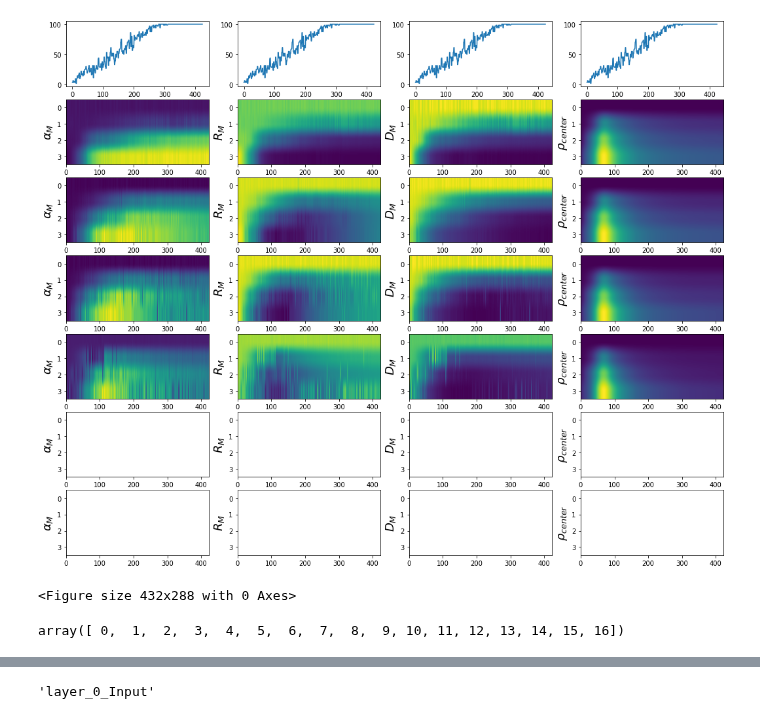
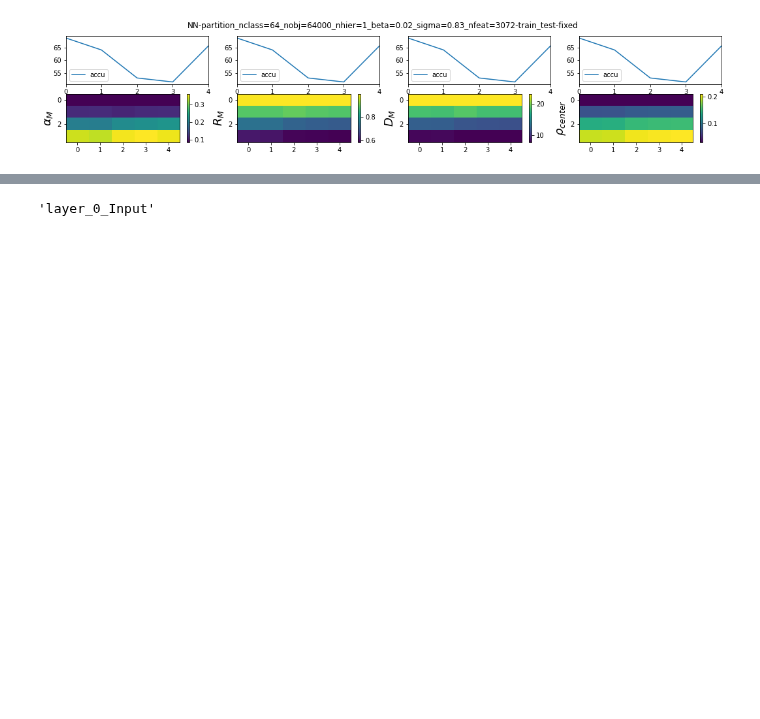
Before and after one commit to eghbalhosseini/neural_manifolds, a Jupyter notebook: manifold_during_training.ipynb, the cells around one changed output, grey strips where cells are left out. Saved outputs shown, nothing was run; the diff lists cells and outputs as text; code cells hidden in the pictures; blank space fills up the shorter version.

```diff
--- a/manifold_during_training.ipynb
+++ b/manifold_during_training.ipynb
@@ -49,3 +10,0 @@ temp=[[x['mftma'][0]['capacities'] for x in mftma_res[y]] for y in mftma_res.key
-# %%
-cap=np.stack([[x[int(k)] for k in y ] for x in temp]).squeeze()
-cap.shape
@@ -54,5 +10,0 @@ cap.shape
-# %%
-h0=cm.get_cmap('viridis_r',len(np.unique(epochs)))
-h0_c=np.flipud(h0(np.arange(len(np.unique(epochs)))/len(np.unique(epochs))))
-h1=cm.get_cmap('plasma_r',len(np.unique(epochs)))
-h1_c=np.flipud(h1(np.arange(len(np.unique(epochs)))/len(np.unique(epochs))))
@@ -59,58 +117,52 @@ h1_c=np.flipud(h1(np.arange(len(np.unique(epochs)))/len(np.unique(epochs))))
 # %%
+mftma_res=data_['mftma_results']
+if not os.path.exists(os.path.join(analyze_dir,model_identifier,analyze_identifier)):
+        os.makedirs(os.path.join(analyze_dir,model_identifier,analyze_identifier))
+temp=[np.asarray([x['seq'] for x in mftma_res[y]]) for y in mftma_res.keys()]
+y=temp[0]
+for k in temp:
+    y=np.intersect1d(y,k)
+
+
 num_hier=np.unique([len(x['mftma']) for x in mftma_res['layer_0_Input']])
-fig, axes = plt.subplots(int(num_hier)+1, 4, figsize=(18, 15))
+fig, axes = plt.subplots(int(num_hier)+1, 4, figsize=(18, int(num_hier)*3))
 axes=axes.flatten()
 #fig.tight_layout(rect=[0, 0.03, 1, 0.95])
 seq=[x['seq'] for x in mftma_res['layer_0_Input']]
 accu=[x['test_acc'] for x in mftma_res['layer_0_Input']]
 for k in range(4):
-    axes[k].plot(seq,accu)
-
+    im=axes[k].plot(seq,accu)
+    axes[k].legend(['accu'])
+    axes[k].set_xlim(min(seq), max(seq))
 for k in range(int(num_hier)):
     temp=[[x['mftma'][k]['capacities'] for x in mftma_res[y]] for y in mftma_res.keys()]
     cap=np.stack([[x[int(k)] for k in y ] for x in temp]).squeeze()
-    axes[4*(k+1)].imshow(cap,aspect='auto')
+    im=axes[4*(k+1)].imshow(cap,aspect='auto')
     axes[4*(k+1)].set_ylabel(r'$\alpha_M$', fontsize=18)
-
+    fig.colorbar(im, ax=axes[4*(k+1)])
 
 
     temp=[[x['mftma'][k]['radii'] for x in mftma_res[y]] for y in mftma_res.keys()]
     rad=np.stack([[x[int(k)] for k in y ] for x in temp]).squeeze()
-    axes[4*(k+1)+1].imshow(rad,aspect='auto')
+    im=axes[4*(k+1)+1].imshow(rad,aspect='auto')
     axes[4*(k+1)+1].set_ylabel(r'$R_M$', fontsize=18)
+    fig.colorbar(im, ax=axes[4*(k+1)+1])
+
     temp=[[x['mftma'][k]['dimensions'] for x in mftma_res[y]] for y in mftma_res.keys()]
     dim=np.stack([[x[int(k)] for k in y ] for x in temp]).squeeze()
-    axes[4*(k+1)+2].imshow(dim,aspect='auto')
+    im=axes[4*(k+1)+2].imshow(dim,aspect='auto')
     axes[4*(k+1)+2].set_ylabel(r'$D_M$', fontsize=18)
+    fig.colorbar(im, ax=axes[4*(k+1)+2])
+
     temp=[[x['mftma'][k]['correlations'] for x in mftma_res[y]] for y in mftma_res.keys()]
     cor=np.stack([[x[int(k)] for k in y ] for x in temp]).squeeze()
-    axes[4*(k+1)+3].imshow(cor,aspect='auto')
+    im=axes[4*(k+1)+3].imshow(cor,aspect='auto')
     axes[4*(k+1)+3].set_ylabel(r'$\rho_{center}$', fontsize=18)
+    fig.colorbar(im, ax=axes[4*(k+1)+3])
+
+plt.suptitle(model_identifier)
+#plt.tight_layout()
 plt.show()
-plt.tight_layout()
 fig.savefig(os.path.join(analyze_dir,model_identifier,analyze_identifier,'manifold_vals_during_training.png'),transparent=True)
 # %% [output]
-[figure, old version]
+[figure, new version]
-<Figure size 432x288 with 0 Axes>
-# %%
- ax[0].plot(np.squeeze(cap_epoch)[:,0], linewidth=3,c=h0_c[k-1,:],label=str(k))
-    ax[0].set_title('hierarchy level=0')
-    ax[1].plot(np.squeeze(rad_epoch)[:,0], linewidth=3,c=h0_c[k-1,:],label=str(k))
-    ax[2].plot(np.squeeze(dim_epoch)[:,0], linewidth=3,c=h0_c[k-1,:],label=str(k))
-    ax[3].plot(np.squeeze(corr_epoch)[:,0], linewidth=3,c=h0_c[k-1,:],label=str(k))
-    ax[0].set_ylabel(r'$\alpha_M$', fontsize=18)
-    ax[1].set_ylabel(r'$R_M$', fontsize=18)
-    ax[2].set_ylabel(r'$D_M$', fontsize=18)
-    ax[3].set_ylabel(r'$\rho_{center}$', fontsize=18)
-    # second hierarchy
-    ax[4].set_title('hierarchy level=1')
-    ax[4].plot(np.squeeze(cap_epoch)[:,1], linewidth=3,c=h0_c[k-1,:],label=str(k))
-    ax[5].plot(np.squeeze(rad_epoch)[:,1], linewidth=3,c=h0_c[k-1,:],label=str(k))
-    ax[6].plot(np.squeeze(dim_epoch)[:,1], linewidth=3,c=h0_c[k-1,:],label=str(k))
-    ax[7].plot(np.squeeze(corr_epoch)[:,1], linewidth=3,c=h0_c[k-1,:],label=str(k))
-    ax[4].set_ylabel(r'$\alpha_M$', fontsize=18)
-    ax[5].set_ylabel(r'$R_M$', fontsize=18)
-    ax[6].set_ylabel(r'$D_M$', fontsize=18)
-    ax[7].set_ylabel(r'$\rho_{center}$', fontsize=18)
-# %% [output]
-array([ 0,  1,  2,  3,  4,  5,  6,  7,  8,  9, 10, 11, 12, 13, 14, 15, 16])
```
Also changed, not shown: parts of 16 cells of this notebook.
